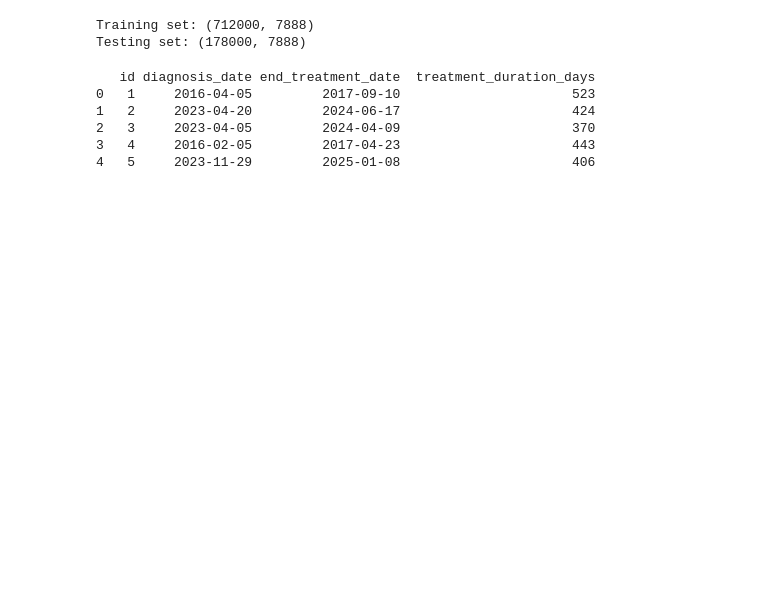
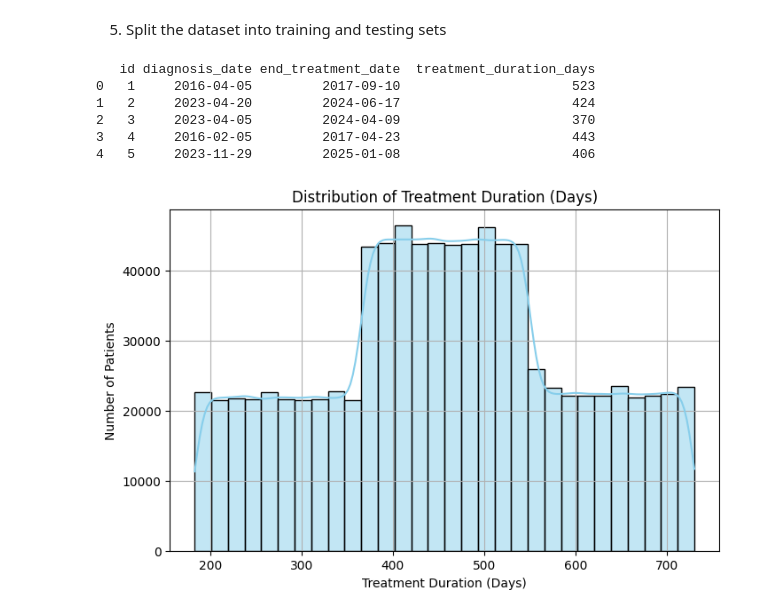
Before and after one commit to neutroon/data-mining-project, a Jupyter notebook: firstTask.ipynb, the cells around one changed output. Saved outputs shown, nothing was run; the diff lists cells and outputs as text; code cells hidden in the pictures; blank space fills up the shorter version.

Commit message:
delete the old porject & and add some data visualization to the new project

```diff
--- a/firstTask.ipynb
+++ b/firstTask.ipynb
@@ -34,4 +15,3 @@ from sklearn.pipeline import Pipeline #Chains multiple data processing steps (e.
 # %%
 file_path = r"D:\ECU\Data-mining\Project\Lung Cancer.csv"
+df = pd.read_csv(file_path)
-# %%
-df = pd.read_csv(file_path, na_values='?')
@@ -196 +198,3 @@ X = pd.get_dummies(X, drop_first=True)
+# %% [markdown]
+5. Split the dataset into training and testing sets
 # %%
@@ -203,21 +216,25 @@ X_train, X_test, y_train, y_test = train_test_split(
-# %%
-print("Training set:", X_train.shape)
-print("Testing set:", X_test.shape)
-# %% [output]
-Training set: (712000, 7888)
-Testing set: (178000, 7888)
 # %%
 #  engineer a new column that calculates how long the patient was under treatment:
 df['diagnosis_date'] = pd.to_datetime(df['diagnosis_date'])
 df['end_treatment_date'] = pd.to_datetime(df['end_treatment_date'])
 
 df['treatment_duration_days'] = (df['end_treatment_date'] - df['diagnosis_date']).dt.days
+
+print(df[['id', 'diagnosis_date', 'end_treatment_date', 'treatment_duration_days']].head())
+# %% [output]
+   id diagnosis_date end_treatment_date  treatment_duration_days
+0   1     2016-04-05         2017-09-10                      523
+1   2     2023-04-20         2024-06-17                      424
+2   3     2023-04-05         2024-04-09                      370
+3   4     2016-02-05         2017-04-23                      443
+4   5     2023-11-29         2025-01-08                      406
-# %%
-print(df[['id', 'diagnosis_date', 'end_treatment_date', 'treatment_duration_days']].head())
-# %% [output]
-   id diagnosis_date end_treatment_date  treatment_duration_days
-0   1     2016-04-05         2017-09-10                      523
-1   2     2023-04-20         2024-06-17                      424
-2   3     2023-04-05         2024-04-09                      370
-3   4     2016-02-05         2017-04-23                      443
-4   5     2023-11-29         2025-01-08                      406
+# %%
+plt.figure(figsize=(8, 5))
+sns.histplot(df['treatment_duration_days'].dropna(), bins=30, kde=True, color="skyblue")
+plt.title("Distribution of Treatment Duration (Days)")
+plt.xlabel("Treatment Duration (Days)")
+plt.ylabel("Number of Patients")
+plt.grid(True)
+plt.show()
+# %% [output]
+[figure, added]
```
Also changed, not shown: parts of 25 cells of this notebook, 1 other file.
